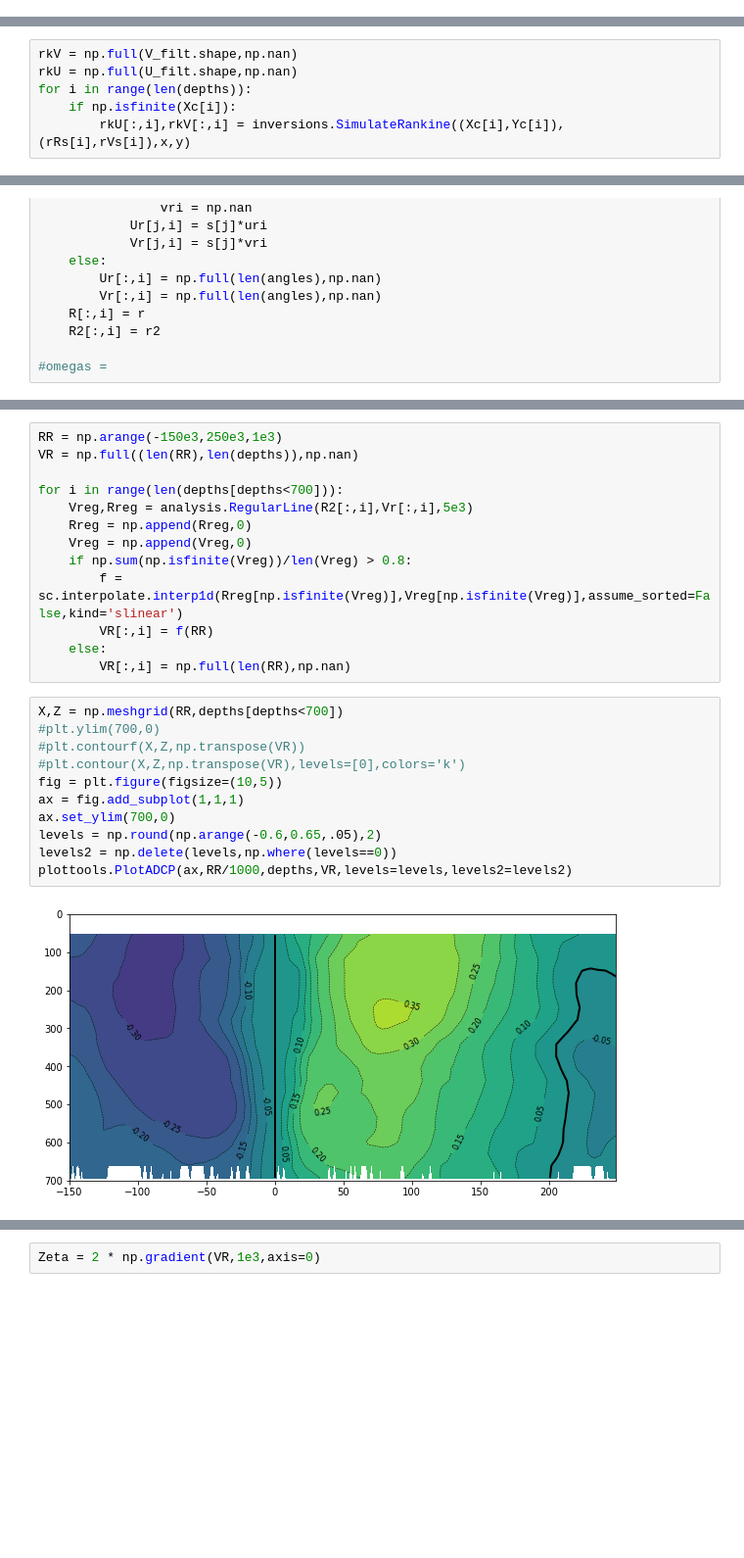
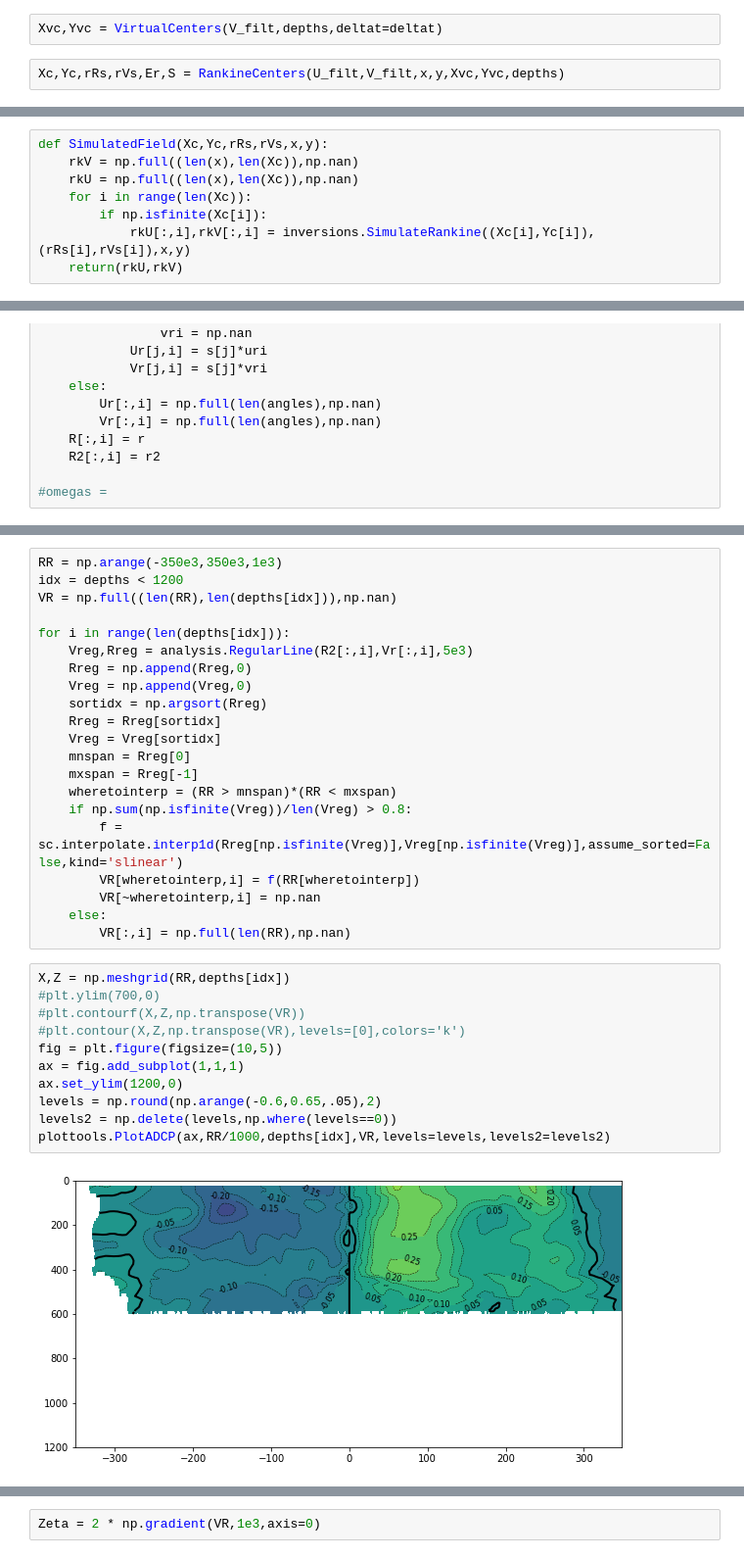
Before and after one commit to TheBobby/ADCP, a Jupyter notebook: centers.ipynb, the cells around one changed output, grey strips where cells are left out. Shown at 98% size. Drawn from its saved outputs; the diff is of its cells as text; blank space fills up the shorter version.

```diff
--- a/centers.ipynb
+++ b/centers.ipynb
@@ -214,2 +223,6 @@ for i in range(len(depths)):
+# %%
+Xvc,Yvc = VirtualCenters(V_filt,depths,deltat=deltat)
+# %%
+Xc,Yc,rRs,rVs,Er,S = RankineCenters(U_filt,V_filt,x,y,Xvc,Yvc,depths)
 # %% [markdown]
 Simulate what we would have measured
@@ -216,6 +233,8 @@ Simulate what we would have measured
 # %%
-rkV = np.full(V_filt.shape,np.nan)
-rkU = np.full(U_filt.shape,np.nan)
-for i in range(len(depths)):
-    if np.isfinite(Xc[i]):
-        rkU[:,i],rkV[:,i] = inversions.SimulateRankine((Xc[i],Yc[i]),(rRs[i],rVs[i]),x,y)
+def SimulatedField(Xc,Yc,rRs,rVs,x,y):
+    rkV = np.full((len(x),len(Xc)),np.nan)
+    rkU = np.full((len(x),len(Xc)),np.nan)
+    for i in range(len(Xc)):
+        if np.isfinite(Xc[i]):
+            rkU[:,i],rkV[:,i] = inversions.SimulateRankine((Xc[i],Yc[i]),(rRs[i],rVs[i]),x,y)
+    return(rkU,rkV)
@@ -304,26 +324,34 @@ plt.show()
 # %%
-RR = np.arange(-150e3,250e3,1e3)
-VR = np.full((len(RR),len(depths)),np.nan)
+RR = np.arange(-350e3,350e3,1e3)
+idx = depths < 1200
+VR = np.full((len(RR),len(depths[idx])),np.nan)
 
-for i in range(len(depths[depths<700])):
+for i in range(len(depths[idx])):
     Vreg,Rreg = analysis.RegularLine(R2[:,i],Vr[:,i],5e3)
     Rreg = np.append(Rreg,0)
     Vreg = np.append(Vreg,0)
+    sortidx = np.argsort(Rreg)
+    Rreg = Rreg[sortidx]
+    Vreg = Vreg[sortidx]
+    mnspan = Rreg[0]
+    mxspan = Rreg[-1]
+    wheretointerp = (RR > mnspan)*(RR < mxspan)
     if np.sum(np.isfinite(Vreg))/len(Vreg) > 0.8:
         f = sc.interpolate.interp1d(Rreg[np.isfinite(Vreg)],Vreg[np.isfinite(Vreg)],assume_sorted=False,kind='slinear')
-        VR[:,i] = f(RR)
+        VR[wheretointerp,i] = f(RR[wheretointerp])
+        VR[~wheretointerp,i] = np.nan
     else:
         VR[:,i] = np.full(len(RR),np.nan)
 # %%
-X,Z = np.meshgrid(RR,depths[depths<700])
+X,Z = np.meshgrid(RR,depths[idx])
 #plt.ylim(700,0)
 #plt.contourf(X,Z,np.transpose(VR))
 #plt.contour(X,Z,np.transpose(VR),levels=[0],colors='k')
 fig = plt.figure(figsize=(10,5))
 ax = fig.add_subplot(1,1,1)
-ax.set_ylim(700,0)
+ax.set_ylim(1200,0)
 levels = np.round(np.arange(-0.6,0.65,.05),2)
 levels2 = np.delete(levels,np.where(levels==0))
-plottools.PlotADCP(ax,RR/1000,depths,VR,levels=levels,levels2=levels2)
+plottools.PlotADCP(ax,RR/1000,depths[idx],VR,levels=levels,levels2=levels2)
 # %% [output]
-[figure, old version]
+[figure, new version]
```
Also changed, not shown: parts of 26 cells of this notebook, 2 other files.
